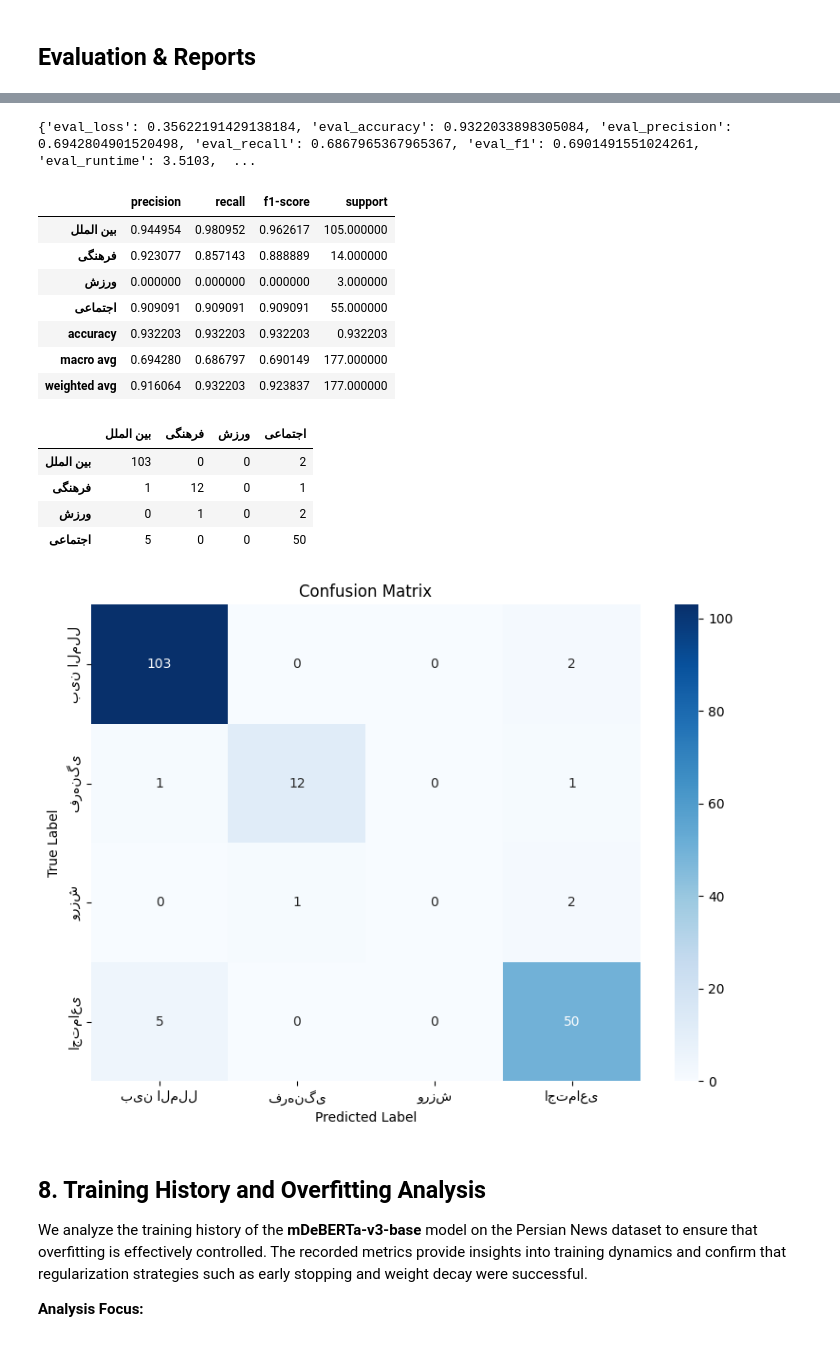
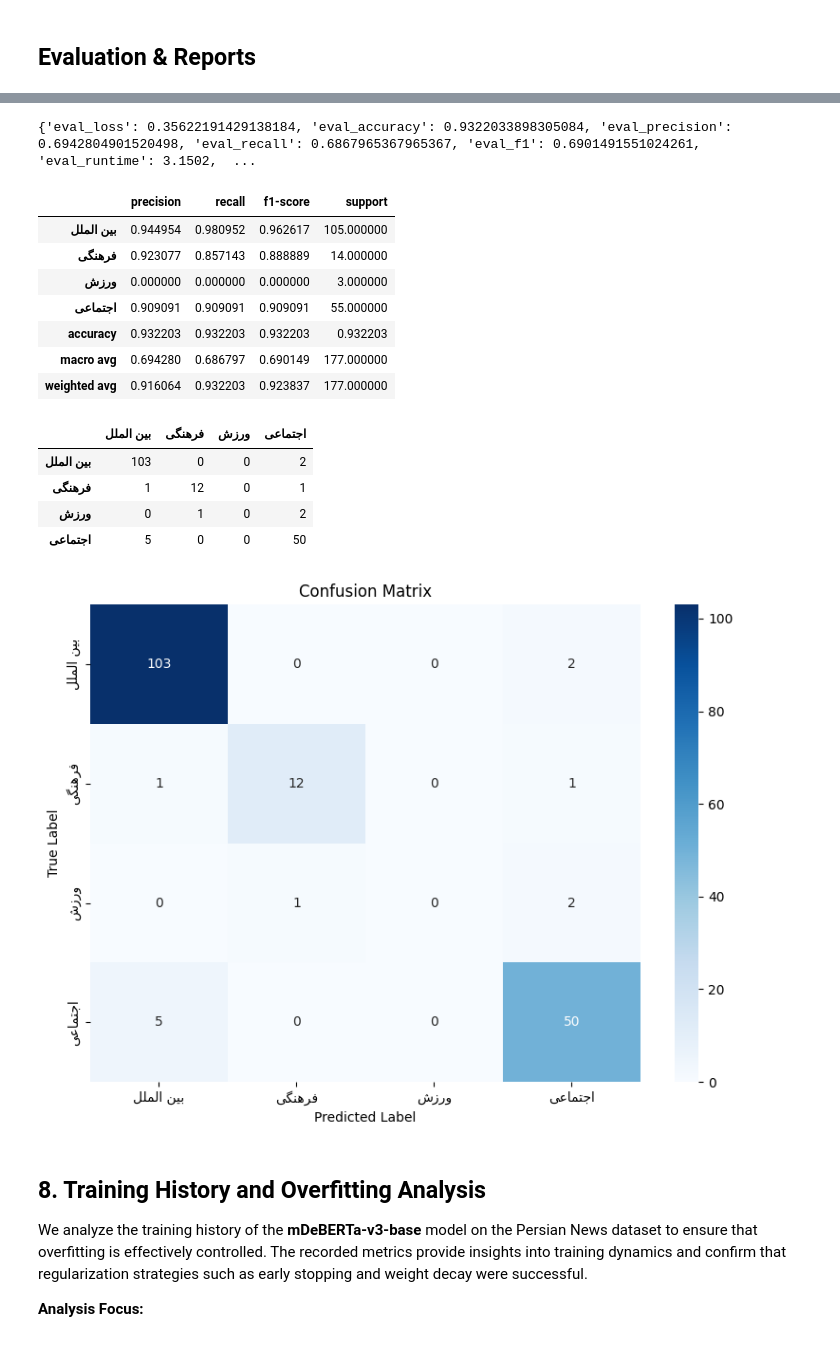
Before and after one commit to narges-tbm/persian-news-classification, a Jupyter notebook: News_Classification_mDeBERTa.ipynb, the cells around one changed output, grey strips where cells are left out. Cells and saved outputs as stored; diff of their text form; code cells hidden in the pictures.

```diff
--- a/News_Classification_mDeBERTa.ipynb
+++ b/News_Classification_mDeBERTa.ipynb
@@ -25,6 +25,8 @@ This section installs all required libraries and sets up the development environ
 # %%
 # Install all required libraries for training and evaluation
 !pip install -q transformers datasets accelerate evaluate scikit-learn matplotlib
+# Install extras for proper Persian (RTL) rendering
+!pip install -q python-bidi arabic-reshaper
 
 # Core libraries for deep learning and data processing
 import os, torch, pandas as pd, numpy as np, matplotlib.pyplot as plt
@@ -48,6 +50,16 @@ from datasets import Dataset, DatasetDict
 # Path utilities
 from pathlib import Path
 
+# RTL helpers for Persian labels in plots/tables
+import arabic_reshaper
+from bidi.algorithm import get_display
+def rtl(s: str) -> str:
+    return get_display(arabic_reshaper.reshape(str(s)))
+
+# Ensure a font that supports Persian is used
+import matplotlib
+matplotlib.rcParams['font.family'] = 'DejaVu Sans'
+
 # Mount Google Drive to access dataset and save outputs
 from google.colab import drive
 drive.mount('/content/drive')
@@ -62,7 +74,7 @@ MODEL_ID = 'microsoft/mdeberta-v3-base'
 
 # Reproducibility and configuration
 SEED = 42
-MAX_LEN_CAP = 192         # Cap maximum sequence length (reduce if out-of-memory, e.g. 128)
+MAX_LEN_CAP = 192         # Cap maximum sequence length (reduce if out-of-memory, e.g., 128)
 FREEZE_N_LAYERS = 0       # Optionally freeze first N layers (e.g., 6) to save memory
 
 # Set random seeds for reproducibility
@@ -437,66 +449,83 @@ After training, the **mDeBERTa-v3-base** model is evaluated on the held-out test
 # %% [markdown]
 ## Evaluation & Reports
 # %%
-# Map string labels to integer IDs (id2label / label2id) for easier interpretation in reports
-# Evaluate the model on the held-out test set and produce both a classification report and a confusion matrix
+# Evaluation: Classification Report + Confusion Matrix
 
 import numpy as np, pandas as pd, matplotlib.pyplot as plt, seaborn as sns
 from sklearn.metrics import classification_report, confusion_matrix
+from IPython.display import HTML, display
 
-# Evaluate the model on the test split and print aggregate metrics (e.g., accuracy and F1)
+# Run evaluation on the test split and print overall metrics (accuracy, F1, etc.)
 eval_res = trainer.evaluate(tokenized['test'])
 print(eval_res)
 
-# Generate predictions on the test set and convert logits to predicted class indices
+# Generate predictions and convert logits to predicted class indices
 preds = np.argmax(trainer.predict(tokenized['test']).predictions, axis=1)
 y_true = np.array(tokenized['test']['labels'])
 
-# Get the set of label IDs in the test set and map them back to their string names
-labels_idx = sorted(np.unique(y_true))
-labels = [id2label[i] for i in labels_idx]
+# Prepare labels:
+# - raw labels: used for computation and DataFrame tables
+# - axis labels: reshaped with rtl() for proper display on matplotlib axes
+labels_idx  = sorted(np.unique(y_true))
+labels_raw  = [id2label[i] for i in labels_idx]
+labels_axis = [rtl(id2label[i]) for i in labels_idx]
 
-# Create a detailed classification report (per-class precision, recall, F1) as a dataframe
+# Classification report
+# Compute report with raw labels
 rep = classification_report(
     y_true, preds,
     labels=labels_idx,
-    target_names=labels,
+    target_names=labels_raw,
     output_dict=True,
     digits=4
 )
 df_rep = pd.DataFrame(rep).T
-display(df_rep)
 
-# Compute the confusion matrix and also display it in tabular form
+# Display as HTML with RTL direction for proper Persian alignment
+html_rep = df_rep.to_html(escape=False)
+html_rep = html_rep.replace(
+    '<table',
+    '<table dir="rtl" style="text-align:right; font-family: DejaVu Sans;"'
+)
+display(HTML(html_rep))
+
+# Confusion matrix (as table)
 cm = confusion_matrix(y_true, preds, labels=labels_idx)
-cm_df = pd.DataFrame(cm, index=labels, columns=labels)
-display(cm_df)
+cm_tbl = pd.DataFrame(cm, index=labels_raw, columns=labels_raw)
 
-# Plot the confusion matrix as a heatmap for easier visualization
+html_cm = cm_tbl.to_html(escape=False)
+html_cm = html_cm.replace(
+    '<table',
+    '<table dir="rtl" style="text-align:right; font-family: DejaVu Sans;"'
+)
+display(HTML(html_cm))
+
+# Confusion matrix (as heatmap)
 plt.figure(figsize=(8, 6))
-sns.heatmap(cm_df, annot=True, fmt='d', cmap='Blues',
-            xticklabels=labels, yticklabels=labels)
+sns.heatmap(cm, annot=True, fmt='d', cmap='Blues',
+            xticklabels=labels_axis, yticklabels=labels_axis)
 plt.title('Confusion Matrix')
 plt.ylabel('True Label')
 plt.xlabel('Predicted Label')
 plt.tight_layout()
 plt.show()
 # %% [output]
 [interactive output not drawn]
-{'eval_loss': 0.35622191429138184, 'eval_accuracy': 0.9322033898305084, 'eval_precision': 0.6942804901520498, 'eval_recall': 0.6867965367965367, 'eval_f1': 0.6901491551024261, 'eval_runtime': 3.5103,  ...
+{'eval_loss': 0.35622191429138184, 'eval_accuracy': 0.9322033898305084, 'eval_precision': 0.6942804901520498, 'eval_recall': 0.6867965367965367, 'eval_f1': 0.6901491551024261, 'eval_runtime': 3.1502,  ...
 |  | precision | recall | f1-score | support |
 | بین الملل | 0.944954 | 0.980952 | 0.962617 | 105.000000 |
 | فرهنگی | 0.923077 | 0.857143 | 0.888889 | 14.000000 |
 | ورزش | 0.000000 | 0.000000 | 0.000000 | 3.000000 |
 | اجتماعی | 0.909091 | 0.909091 | 0.909091 | 55.000000 |
 | accuracy | 0.932203 | 0.932203 | 0.932203 | 0.932203 |
 | macro avg | 0.694280 | 0.686797 | 0.690149 | 177.000000 |
 | weighted avg | 0.916064 | 0.932203 | 0.923837 | 177.000000 |
 |  | بین الملل | فرهنگی | ورزش | اجتماعی |
 | بین الملل | 103 | 0 | 0 | 2 |
 | فرهنگی | 1 | 12 | 0 | 1 |
 | ورزش | 0 | 1 | 0 | 2 |
 | اجتماعی | 5 | 0 | 0 | 50 |
-[figure, old version]
+[figure, new version]
 # %% [markdown]
 ## 8. Training History and Overfitting Analysis
 
```
Also changed, not shown: parts of 4 cells of this notebook.
